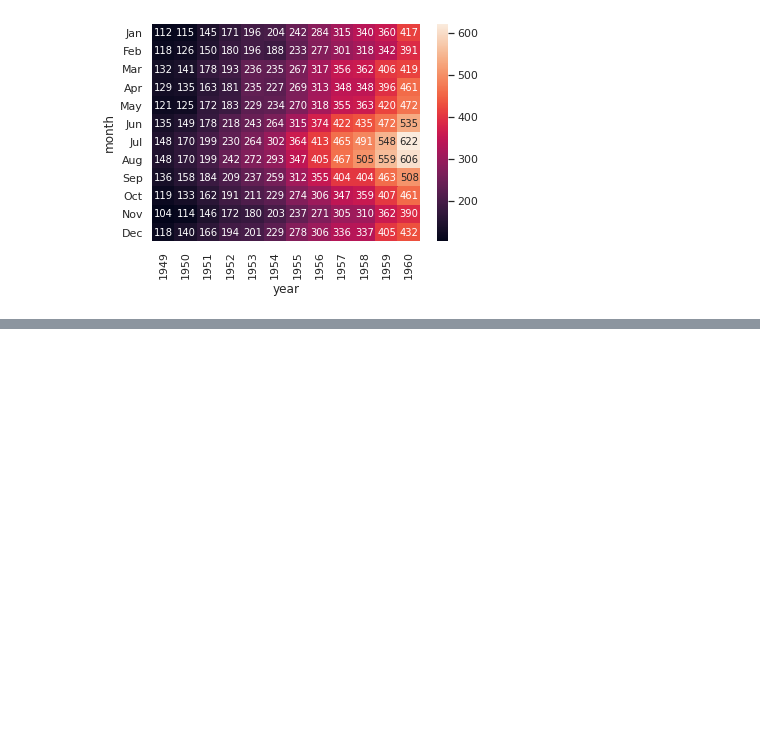
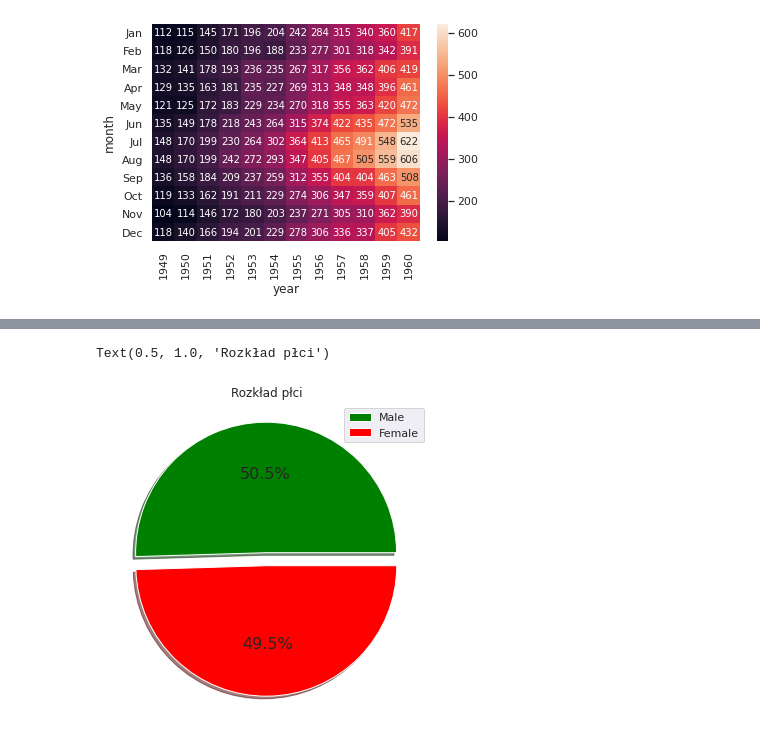
Before and after one commit to JSzczpin/Kurs, a Jupyter notebook: Dane.ipynb, the cells around one changed output, grey strips where cells are left out. Saved outputs shown, nothing was run; the diff lists cells and outputs as text; code cells hidden in the pictures; blank space fills up the shorter version.

```diff
--- a/Dane.ipynb
+++ b/Dane.ipynb
@@ -252,0 +300,5 @@ sns.heatmap(df,annot=True,fmt='d')
+# %%
+TotalChargesMedian=df[df.TotalCharges != ' ']['TotalCharges'].astype('float32').median()
+# %%
+df['TotalCharges'][df['TotalCharges']==' ']=TotalChargesMedian
+df['TotalCharges'] = df['TotalCharges'].astype('float32')
@@ -252,0 +335,13 @@ sns.heatmap(df,annot=True,fmt='d')
+# %%
+categorical = ['gender', 'SeniorCitizen', 'Partner', 'Dependents', 'PhoneService', 'MultipleLines',
+               'InternetService', 'OnlineSecurity', 'OnlineBackup', 'DeviceProtection', 'TechSupport',
+               'StreamingTV', 'Contract', 'StreamingMovies', 'PaperlessBilling', 'PaymentMethod', 'Churn']
+numerical = ['tenure', 'MonthlyCharges', 'TotalCharges']
+
+for col in categorical:
+  df[col] = pd.Categorical(df[col])
+
+for col in numerical:
+  df[col] = df[col].astype('float32')
+
+df.info()
@@ -252,0 +366,2 @@ sns.heatmap(df,annot=True,fmt='d')
+# %%
+df = df.drop(columns=['customerID'])
@@ -252,0 +380,16 @@ sns.heatmap(df,annot=True,fmt='d')
+# %%
+plt.figure(figsize=(8,6))
+df.gender.value_counts().plot(kind='pie',
+                             fontsize=16,
+                            labels=['',''],
+                             colors=['green','red'],
+                             explode=[0.1,0],
+                             shadow=True,
+                             autopct='%1.1f%%',
+                             )
+plt.legend(['Male','Female'])
+plt.ylabel('')
+plt.title('Rozkład płci')
+# %% [output]
+Text(0.5, 1.0, 'Rozkład płci')
+[figure, added]
```
Also changed, not shown: parts of 18 cells of this notebook.
